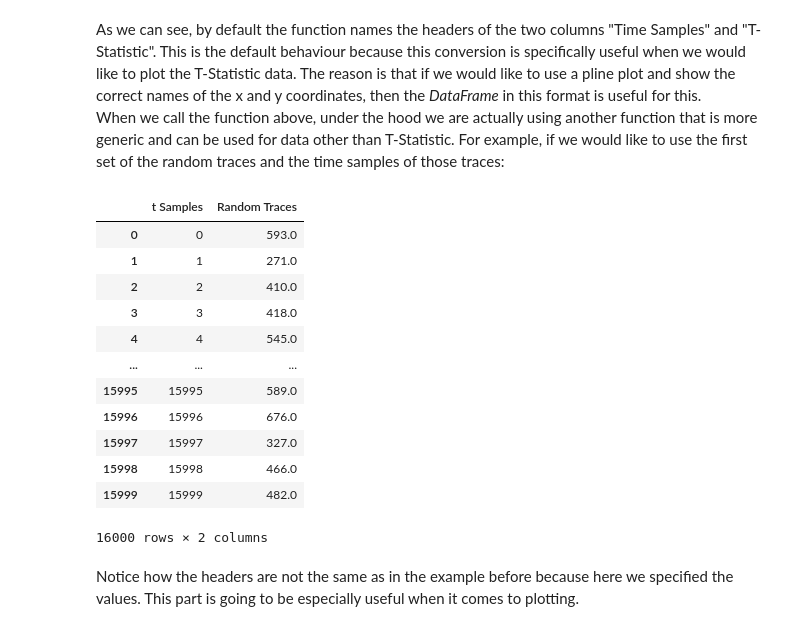
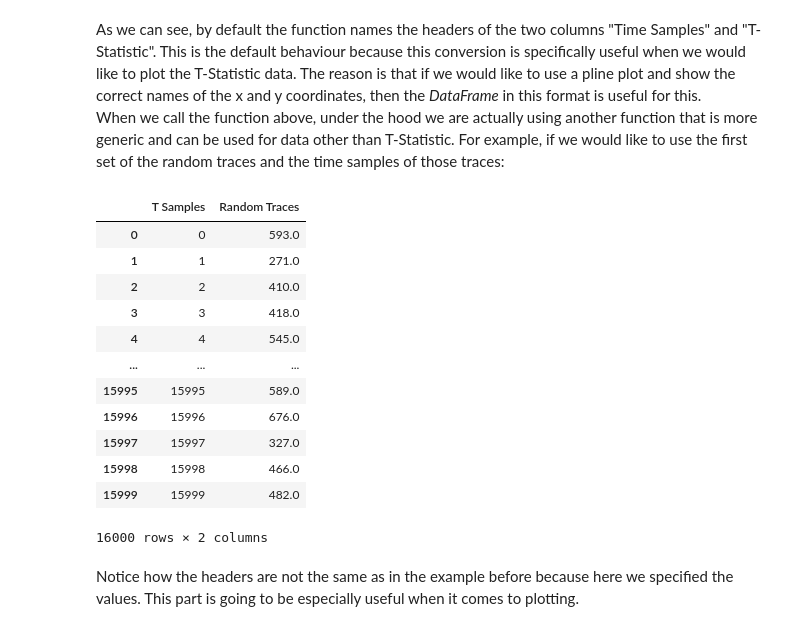
Before and after one commit to RazePerson/sca-leakage-detection-framework, a Jupyter notebook: sca-leakage-detection-framework/main-app.ipynb, the cells around one changed output. Saved outputs shown, nothing was run; the diff lists cells and outputs as text; code cells hidden in the pictures.

```diff
--- a/sca-leakage-detection-framework/main-app.ipynb
+++ b/sca-leakage-detection-framework/main-app.ipynb
@@ -148,9 +148,9 @@ As we can see, by default the function names the headers of the two columns "Tim
 When we call the function above, under the hood we are actually using another function that is more generic and can be used for data other than T-Statistic. For example, if we would like to use the first set of the random traces and the time samples of those traces:
 # %%
 time_samples = range(0, len(trace_data.get_random_traces()[0]))
-trace_data.convert_to_data_frame(data_x=time_samples, data_y=trace_data.get_random_traces()[0], x="t Samples", y="Random Traces")
+trace_data.convert_to_data_frame(data_x=time_samples, data_y=trace_data.get_random_traces()[0], x="T Samples", y="Random Traces")
 # %% [output]
-|  | t Samples | Random Traces |
+|  | T Samples | Random Traces |
 | 0 | 0 | 593.0 |
 | 1 | 1 | 271.0 |
 | 2 | 2 | 410.0 |
```
Also changed, not shown: parts of 14 cells of this notebook, 5 other files.
